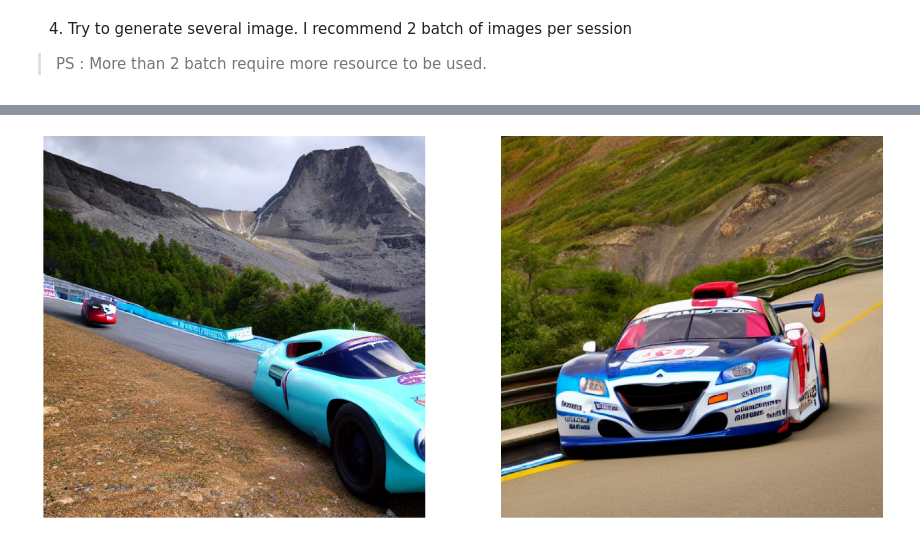
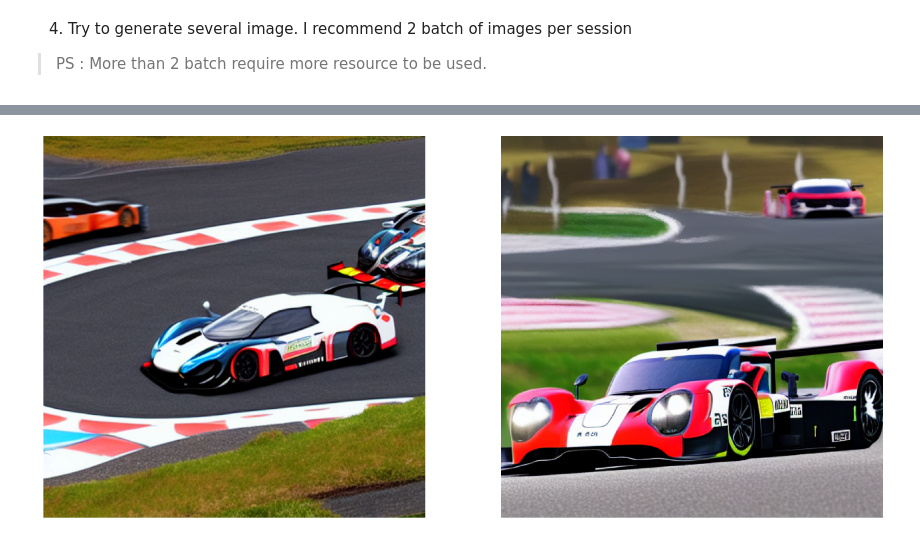
Before and after one commit to ridhokurniawan-u/Stable_Diffusion, a Jupyter notebook: Stable_Diffusion.ipynb, the cells around one changed output, grey strips where cells are left out. Drawn from its saved outputs; the diff is of its cells as text; code cells hidden in the pictures.

```diff
--- a/Stable_Diffusion.ipynb
+++ b/Stable_Diffusion.ipynb
@@ -48,7 +46,7 @@ By using this model checkpoint, you acknowledge that its usage is subject to the
 > PS : More than 2 batch require more resource to be used.
 # %%
 # Used For the machine trigger on what to generate by converting text to images
-images = models.text_to_image("A mountain with racing cars", batch_size=2)
+images = models.text_to_image("A mountain circuit with LMGT3 And Le Mans Prototype racing cars, multiple cars, realistic", batch_size=2)
 
 #Pyplot used to draw/display the image, which was generated by.
 def plot_images(images):
@@ -73 +63 @@ Downloading data from https://huggingface.co/fchollet/stable-diffusion/resolve/m
-[figure, old version]
+[figure, new version]
```
Also changed, not shown: parts of 5 cells of this notebook.
